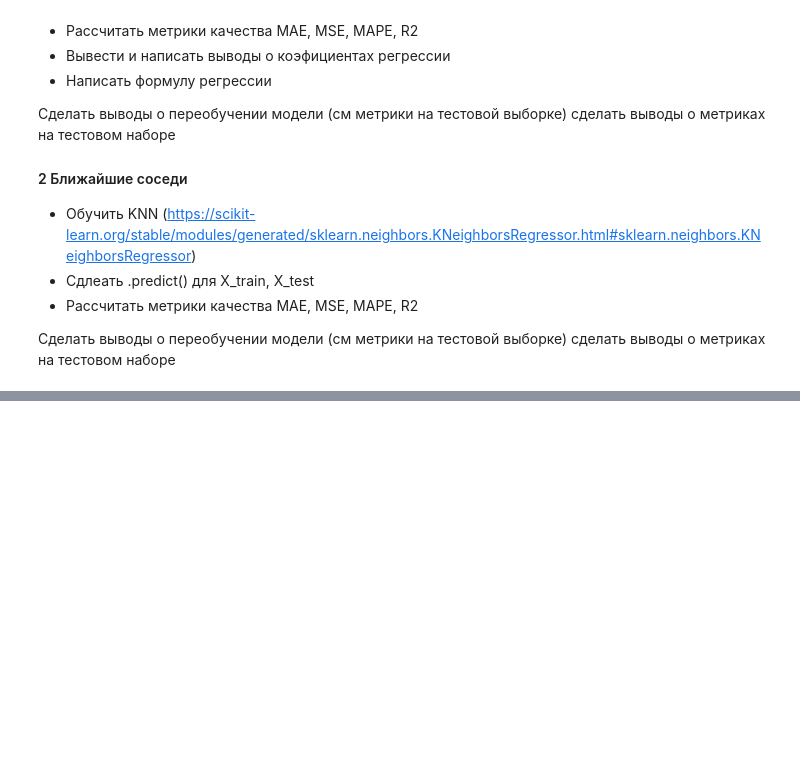
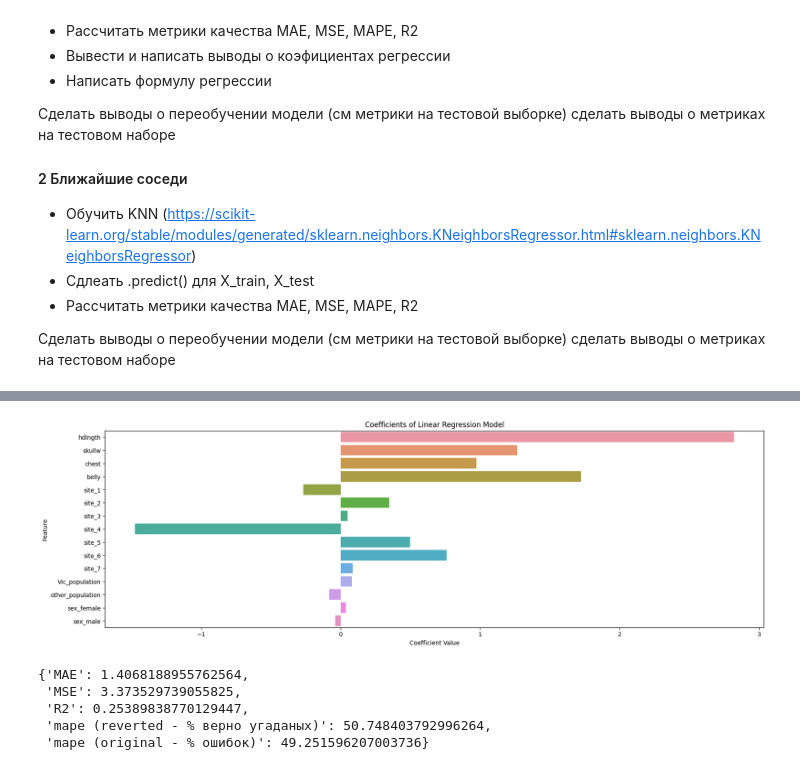
Before and after one commit to YLysov0017/Pproject, a Jupyter notebook: ML_lab5.ipynb, the cells around one changed output, grey strips where cells are left out. Saved outputs shown, nothing was run; the diff lists cells and outputs as text; code cells hidden in the pictures; blank space fills up the shorter version.

```diff
--- a/ML_lab5.ipynb
+++ b/ML_lab5.ipynb
@@ -207,3 +242,12 @@ https://scikit-learn.org/stable/modules/generated/sklearn.model_selection.train_
+# %%
+from sklearn.model_selection import train_test_split
+from sklearn.linear_model import LinearRegression
+from sklearn.metrics import mean_absolute_error, mean_squared_error, r2_score, mean_absolute_percentage_error
+
+X = df[["hdlngth", "skullw", "chest", "belly", "site_1", "site_2", "site_3", "site_4",
+       "site_5", "site_6", "site_7", "Vic_population", "other_population",
+       "sex_female", "sex_male"]]
+y = df["age"]
 # %% [markdown]
 ### Обучение
 #### 1 Регрессия
@@ -259,0 +268,27 @@ model.predict(X_test)
+# %%
+X_train, X_test, y_train, y_test = train_test_split(X, y, test_size=0.2, random_state=42)
+
+def compute_regression(X, y):
+  model = LinearRegression()
+  model.fit(X, y)
+  return model
+
+
+def compute_metrics(y, predicted):
+  mae = mean_absolute_error(y, predicted)
+  mse = mean_squared_error(y, predicted)
+  r2 = r2_score(y, predicted)
+  mape = mean_absolute_percentage_error(y, predicted)
+
+  return {
+      'MAE': mae,
+      'MSE': mse,
+      'R2': r2,
+      'mape (reverted - % верно угаданых)': (1 - mape) * 100,
+      'mape (original - % ошибок)': mape * 100,
+  }
+# %%
+model = compute_regression(X_train, y_train)
+y_pred = model.predict(X)
+
+compute_metrics(y, y_pred)
@@ -259,0 +317,20 @@ model.predict(X_test)
+# %%
+plt.figure(figsize=(20, 6))
+sns.barplot(x=model.coef_, y=X.columns)
+plt.title('Coefficients of Linear Regression Model')
+plt.xlabel('Coefficient Value')
+plt.ylabel('Feature')
+plt.show()
+# %% [output]
+[figure, added]
+# %%
+model = compute_regression(X_train, y_train)
+y_pred = model.predict(X_test)
+
+compute_metrics(y_test, y_pred)
+# %% [output]
+{'MAE': 1.4068188955762564,
+ 'MSE': 3.373529739055825,
+ 'R2': 0.25389838770129447,
+ 'mape (reverted - % верно угаданых)': 50.748403792996264,
+ 'mape (original - % ошибок)': 49.251596207003736}
```
Also changed, not shown: parts of 24 cells of this notebook.
